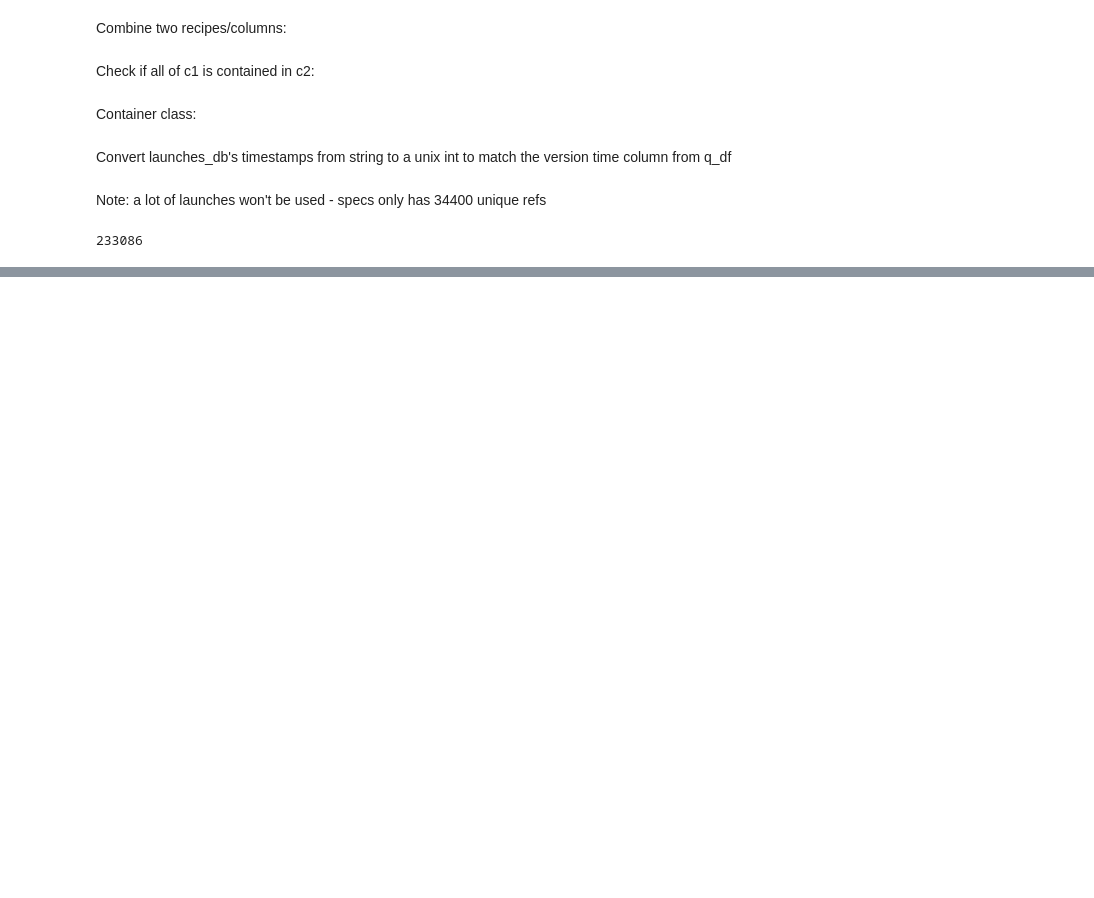
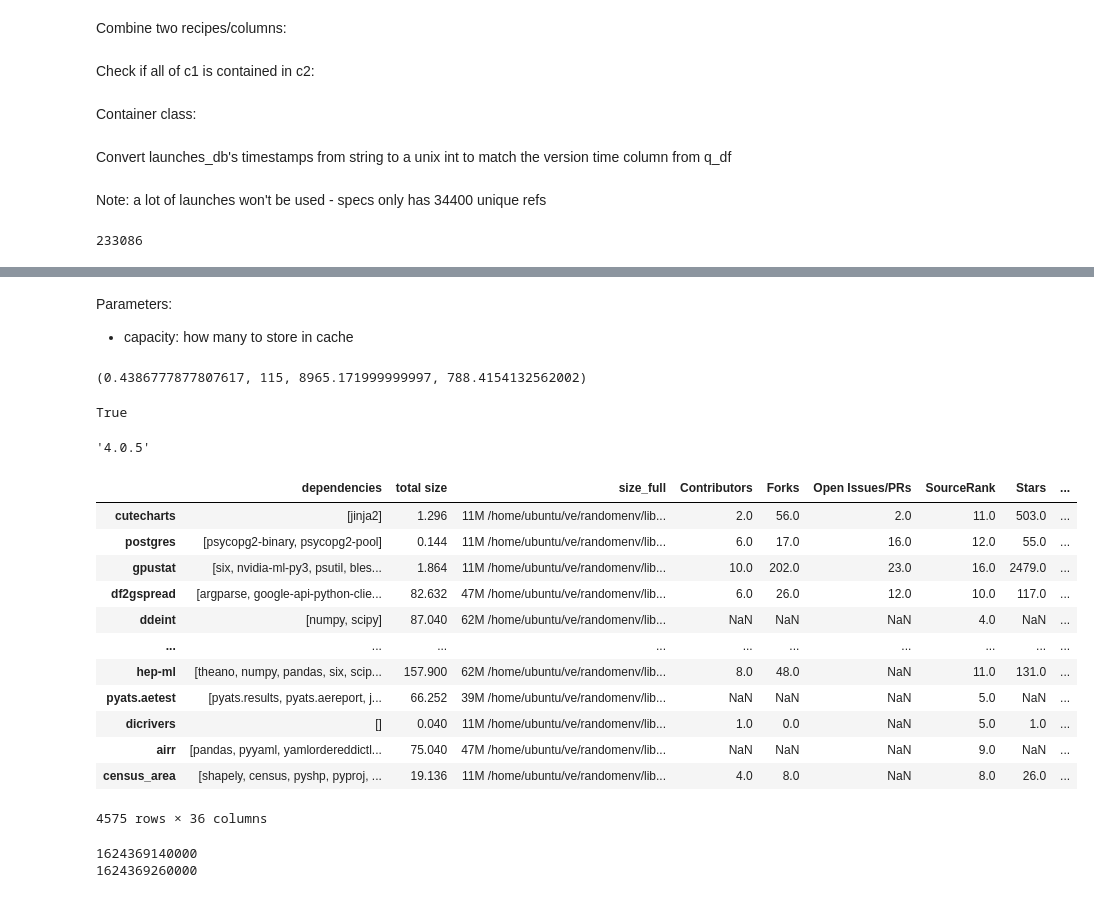
Before and after one commit to kevingao26/Binder-Logs, a Jupyter notebook: 6. The Models/Model Workspace.ipynb, the cells around one changed output, grey strips where cells are left out. Saved outputs shown, nothing was run; the diff lists cells and outputs as text; code cells hidden in the pictures; blank space fills up the shorter version.

```diff
--- a/6. The Models/Model Workspace.ipynb
+++ b/6. The Models/Model Workspace.ipynb
@@ -78,6 +83,19 @@ launches_df = pd.read_sql('SELECT * FROM events', con)
 with open('pentagon_df.txt') as f:
     reloaded_example = json.load(f)
 q_df = pd.read_json(reloaded_example)
+# %%
+v_list = []
+for index, row in q_df.iterrows():
+    v_dict = {}
+    try:
+        for i in np.arange(len(row["Version Number"])):
+            v_dict[row["Version Number"][i]] = row["Version Time"][i]
+    except:
+        pass
+
+    v_list.append(v_dict)
+
+q_df["Version Dict"] = v_list
 # %%
 dep_df = pd.read_hdf('dependency_table_final.h5', 'df')
 dep_df = dep_df.rename(columns=dep_df.loc["ref"]).drop("ref")
@@ -264,0 +347,64 @@ q_df[["size"]].loc[[a for a in dep_df.iloc[xd.to_numpy().nonzero()[0]].index if
+# %% [markdown]
+Parameters:
+ - capacity: how many to store in cache
+# %%
+def MODEL_lru(capacity):
+    start = time.time()
+    cache = LRUCache(capacity)
+    count = 0
+    containers = []
+
+    for index, row in launches_df[0:1000].iterrows():
+        ref = row["combined_ref"]
+        timestamp = str2date2unix(row["timestamp"])
+        try:
+            dep_list = dep_df[ref]
+            dep_dict = dep_df[ref][dep_df[ref] != 0]
+            count += 1
+
+            containers.append(Container(dep_dict))
+        except:
+            pass
+
+    total_size = np.sum([ct.size for ct in containers])
+    total_time = np.sum([ct.time for ct in containers])
+
+    end = time.time()
+    time_taken = end - start
+    return time_taken, count, containers, total_size, total_time
+
+lru_time_taken, lru_count, lru_containers, lru_size, lru_time = MODEL_lru(10)
+lru_time_taken, lru_count, lru_size, lru_time
+# %% [output]
+(0.4386777877807617, 115, 8965.171999999997, 788.4154132562002)
+# %%
+"gitdb" in lru_containers[6].dep_version_dict
+# %% [output]
+True
+# %%
+lru_containers[6].dep_version_dict["gitdb"]
+# %% [output]
+'4.0.5'
+# %%
+q_df
+# %% [output]
+|  | dependencies | total size | size_full | Contributors | Forks | Open Issues/PRs | SourceRank | Stars | ... |
+| cutecharts | [jinja2] | 1.296 | 11M /home/ubuntu/ve/randomenv/lib... | 2.0 | 56.0 | 2.0 | 11.0 | 503.0 | ... |
+| postgres | [psycopg2-binary, psycopg2-pool] | 0.144 | 11M /home/ubuntu/ve/randomenv/lib... | 6.0 | 17.0 | 16.0 | 12.0 | 55.0 | ... |
+| gpustat | [six, nvidia-ml-py3, psutil, bles... | 1.864 | 11M /home/ubuntu/ve/randomenv/lib... | 10.0 | 202.0 | 23.0 | 16.0 | 2479.0 | ... |
+| df2gspread | [argparse, google-api-python-clie... | 82.632 | 47M /home/ubuntu/ve/randomenv/lib... | 6.0 | 26.0 | 12.0 | 10.0 | 117.0 | ... |
+| ddeint | [numpy, scipy] | 87.040 | 62M /home/ubuntu/ve/randomenv/lib... | NaN | NaN | NaN | 4.0 | NaN | ... |
+| ... | ... | ... | ... | ... | ... | ... | ... | ... | ... |
+| hep-ml | [theano, numpy, pandas, six, scip... | 157.900 | 62M /home/ubuntu/ve/randomenv/lib... | 8.0 | 48.0 | NaN | 11.0 | 131.0 | ... |
+| pyats.aetest | [pyats.results, pyats.aereport, j... | 66.252 | 39M /home/ubuntu/ve/randomenv/lib... | NaN | NaN | NaN | 5.0 | NaN | ... |
+| dicrivers | [] | 0.040 | 11M /home/ubuntu/ve/randomenv/lib... | 1.0 | 0.0 | NaN | 5.0 | 1.0 | ... |
+| airr | [pandas, pyyaml, yamlordereddictl... | 75.040 | 47M /home/ubuntu/ve/randomenv/lib... | NaN | NaN | NaN | 9.0 | NaN | ... |
+| census_area | [shapely, census, pyshp, pyproj, ... | 19.136 | 11M /home/ubuntu/ve/randomenv/lib... | 4.0 | 8.0 | NaN | 8.0 | 26.0 | ... |
+4575 rows × 36 columns
+# %%
+test_dict = {"numpy":1, "pandas":1}
+for i in test_dict:
+    print(version2unix(i, test_dict[i]))
+# %% [output]
+1624369140000
+1624369260000
```
Also changed, not shown: parts of 28 cells of this notebook, 4 other files.
